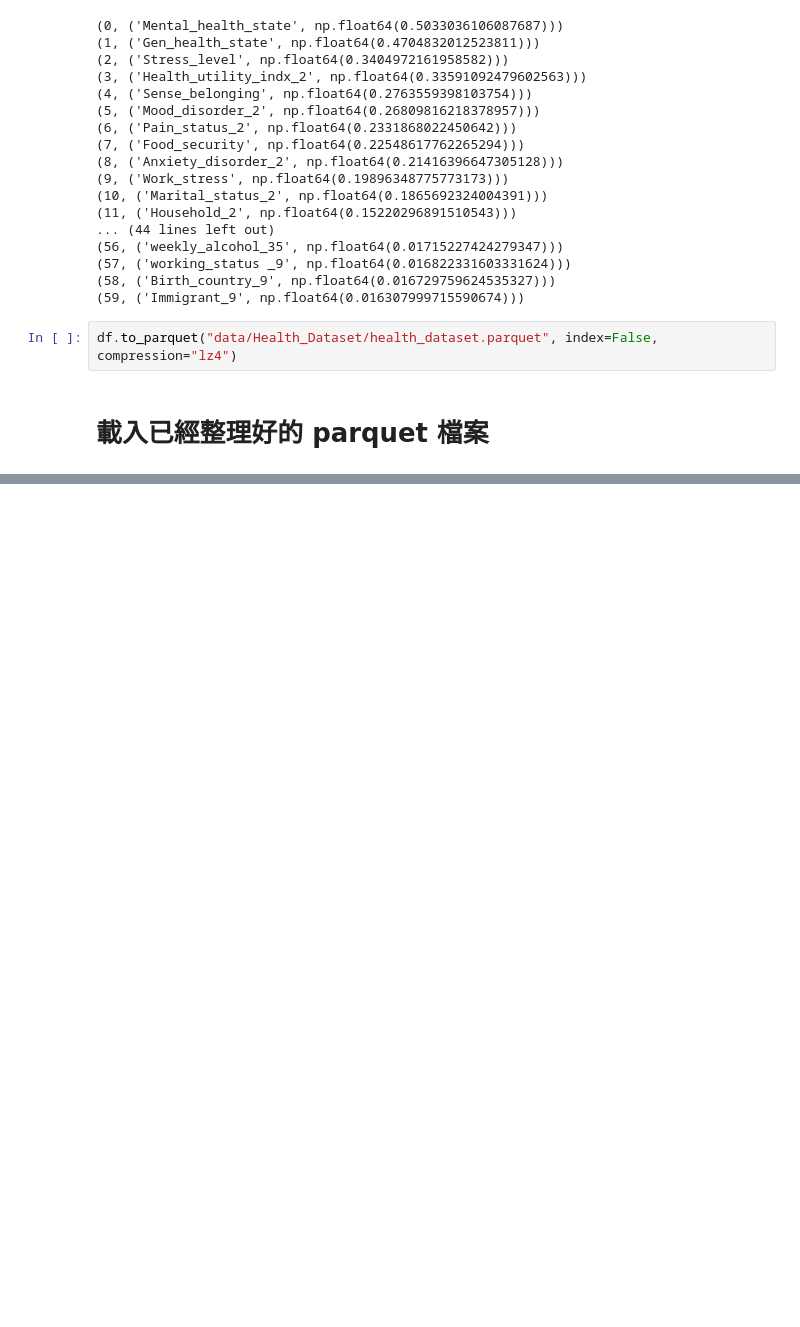
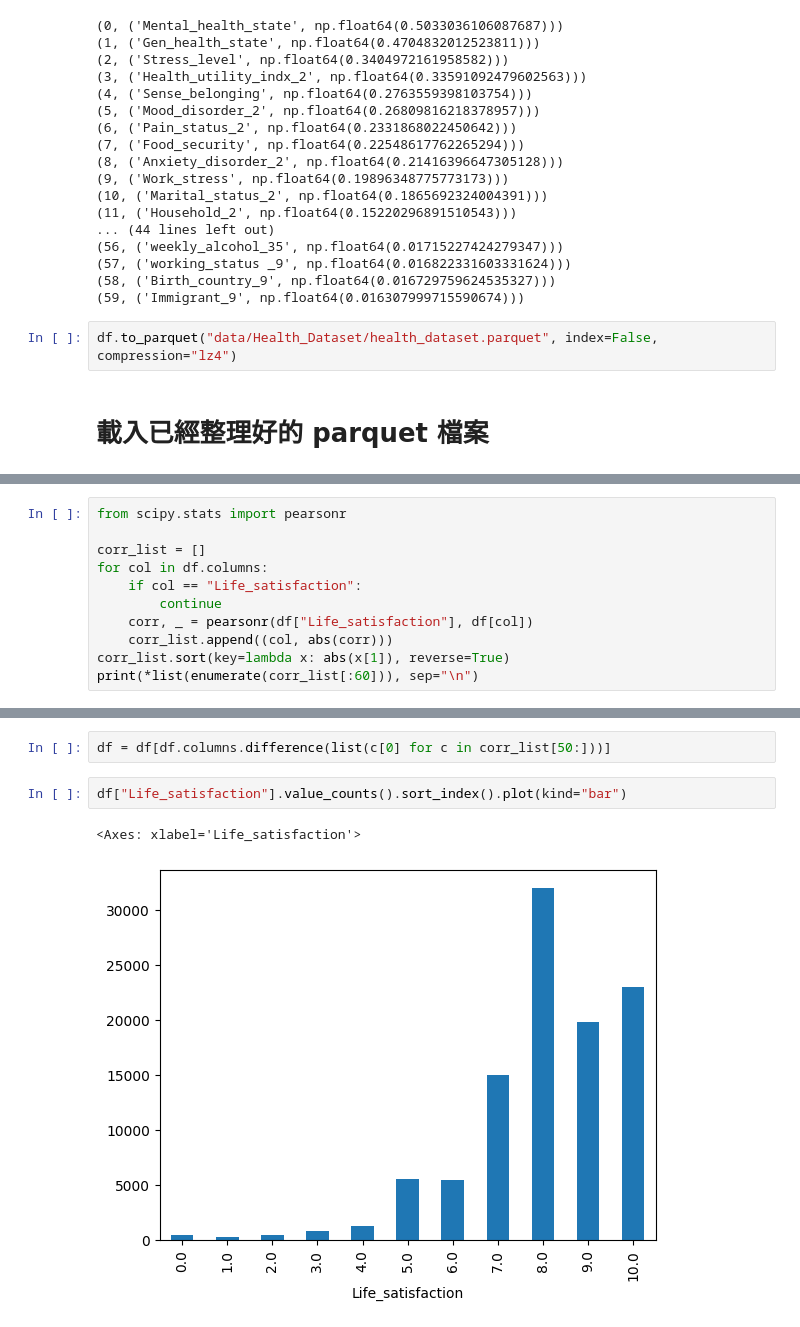
Before and after one commit to MrFrogIsMe/mental-health-forecast, a Jupyter notebook: preprocess.ipynb, the cells around one changed output, grey strips where cells are left out. Drawn from its saved outputs; the diff is of its cells as text; blank space fills up the shorter version.

```diff
--- a/preprocess.ipynb
+++ b/preprocess.ipynb
@@ -239,3 +237,14 @@ from sklearn.preprocessing import StandardScaler
 df = pd.read_parquet("data/Health_Dataset/health_dataset.parquet")
 # %% [output]
 Extension for Scikit-learn* enabled (https://github.com/uxlfoundation/scikit-learn-intelex)
+# %%
+from scipy.stats import pearsonr
+
+corr_list = []
+for col in df.columns:
+    if col == "Life_satisfaction":
+        continue
+    corr, _ = pearsonr(df["Life_satisfaction"], df[col])
+    corr_list.append((col, abs(corr)))
+corr_list.sort(key=lambda x: abs(x[1]), reverse=True)
+print(*list(enumerate(corr_list[:60])), sep="\n")
@@ -241,0 +269,7 @@ Extension for Scikit-learn* enabled (https://github.com/uxlfoundation/scikit-lea
+# %%
+df = df[df.columns.difference(list(c[0] for c in corr_list[50:]))]
+# %%
+df["Life_satisfaction"].value_counts().sort_index().plot(kind="bar")
+# %% [output]
+<Axes: xlabel='Life_satisfaction'>
+[figure, added]
```
Also changed, not shown: parts of 10 cells of this notebook, 2 other files.
